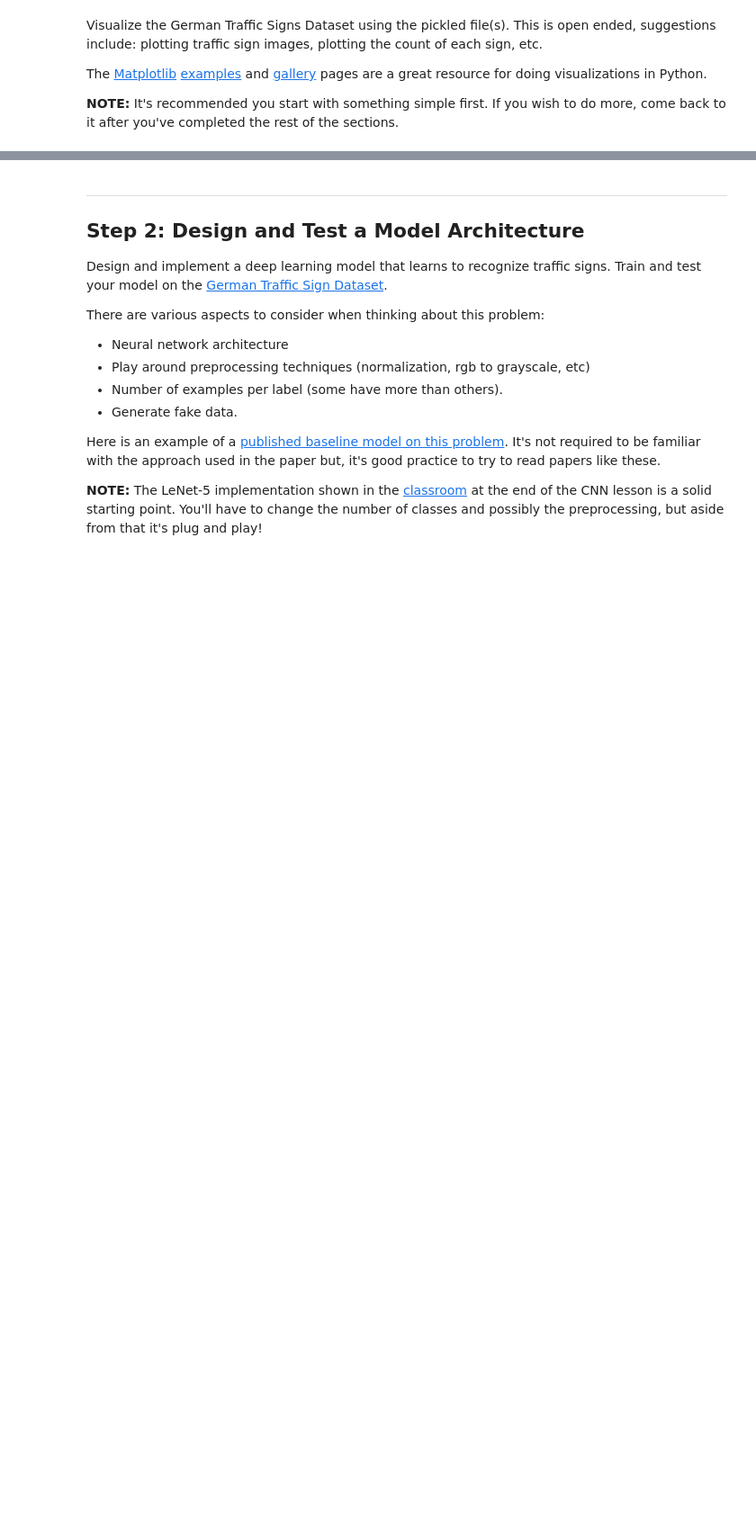
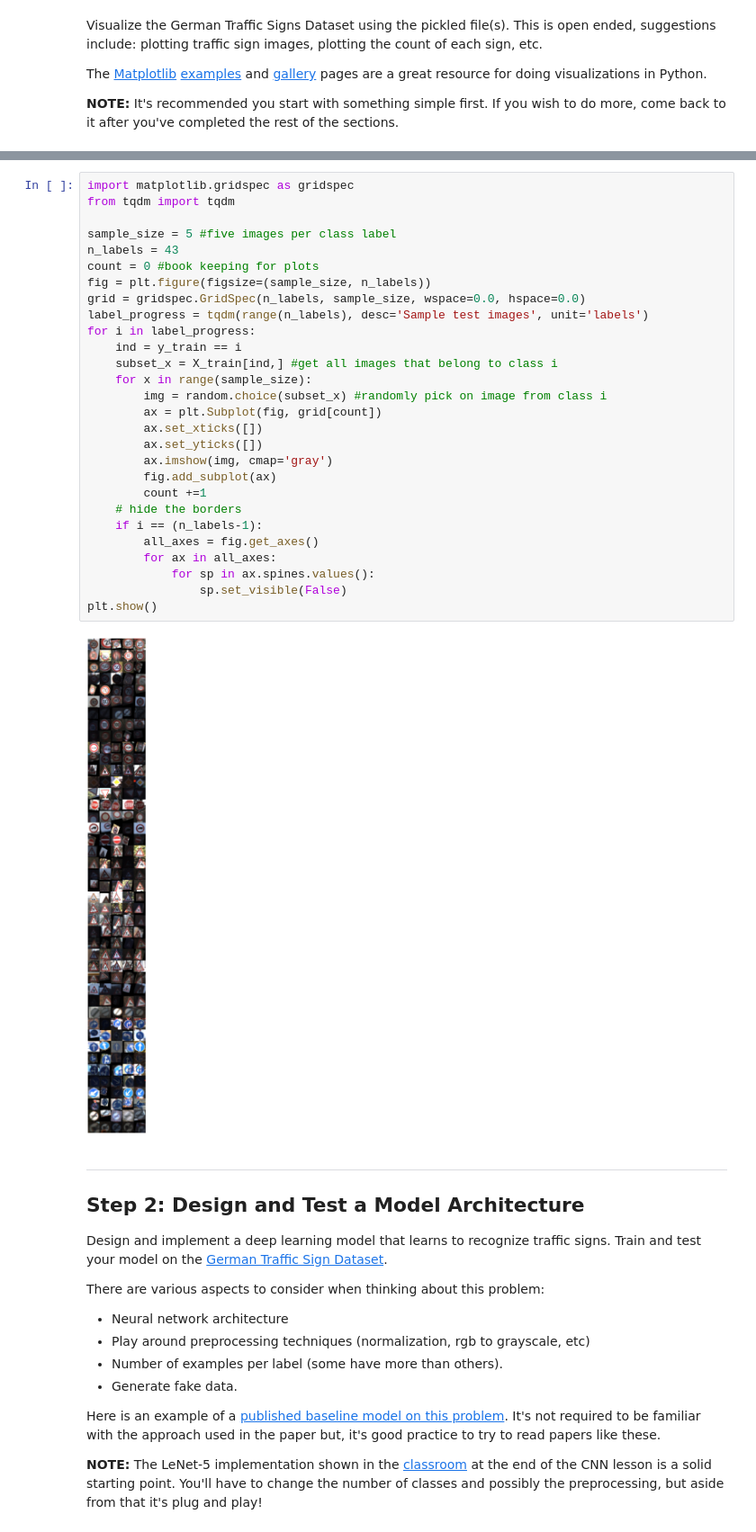
Before and after one commit to haribalan/CarND-Traffic-Sign-Classifier-Project, a Jupyter notebook: Traffic_Sign_Classifier.ipynb, the cells around one changed output, grey strips where cells are left out. Shown at 90% size. Drawn from its saved outputs; the diff is of its cells as text; blank space fills up the shorter version.

```diff
--- a/Traffic_Sign_Classifier.ipynb
+++ b/Traffic_Sign_Classifier.ipynb
@@ -117,3 +187,33 @@ plt.imshow(X_train[index].squeeze(),cmap='gray')
+# %%
+import matplotlib.gridspec as gridspec
+from tqdm import tqdm
+
+sample_size = 5 #five images per class label
+n_labels = 43
+count = 0 #book keeping for plots
+fig = plt.figure(figsize=(sample_size, n_labels))
+grid = gridspec.GridSpec(n_labels, sample_size, wspace=0.0, hspace=0.0)
+label_progress = tqdm(range(n_labels), desc='Sample test images', unit='labels')
+for i in label_progress:
+    ind = y_train == i
+    subset_x = X_train[ind,] #get all images that belong to class i
+    for x in range(sample_size):
+        img = random.choice(subset_x) #randomly pick on image from class i
+        ax = plt.Subplot(fig, grid[count])
+        ax.set_xticks([])
+        ax.set_yticks([])
+        ax.imshow(img, cmap='gray')
+        fig.add_subplot(ax)
+        count +=1
+    # hide the borders
+    if i == (n_labels-1):
+        all_axes = fig.get_axes()
+        for ax in all_axes:
+            for sp in ax.spines.values():
+                sp.set_visible(False)
+plt.show()
+# %% [output]
+[figure, added]
 # %% [markdown]
 ----
 
```
Also changed, not shown: parts of 29 cells of this notebook, 20 other files.
